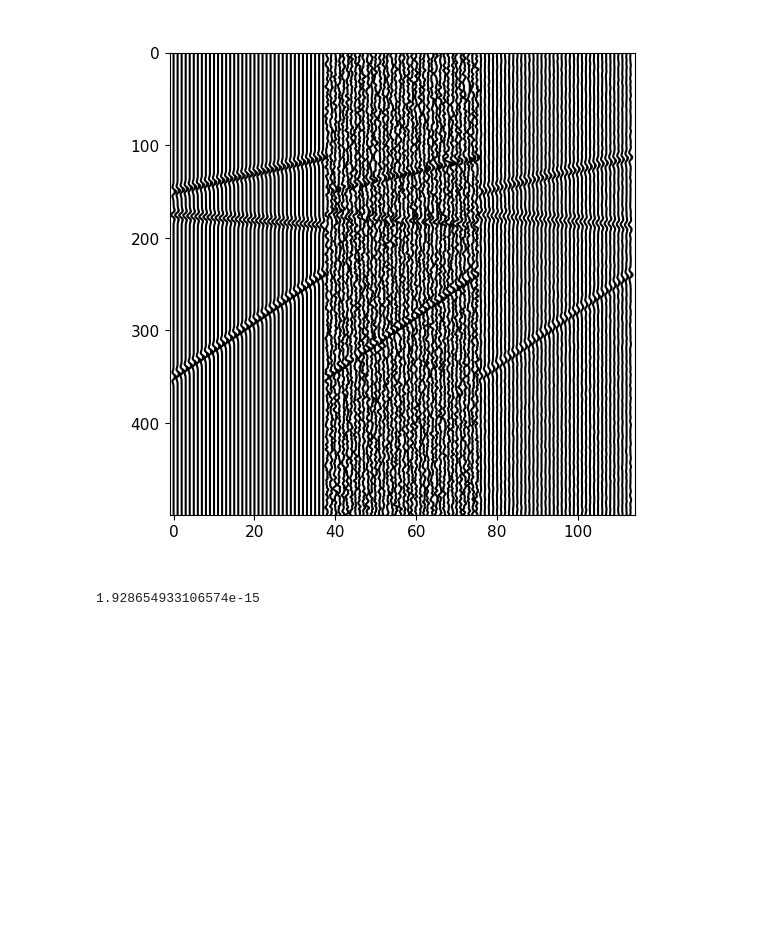
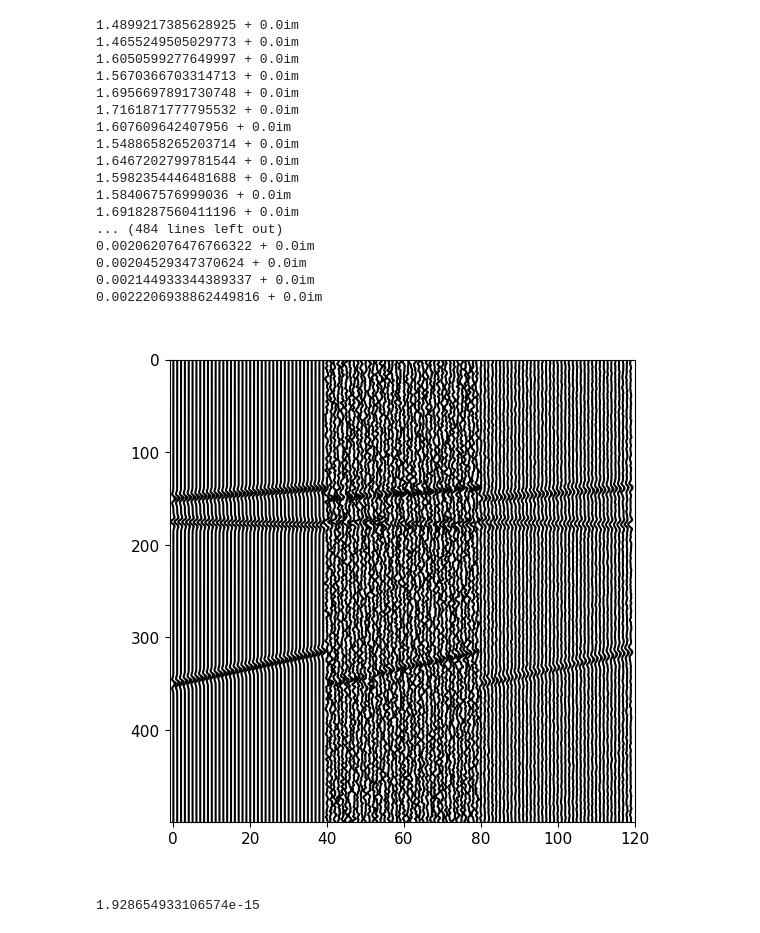
Before and after one commit to SeismicJulia/SeisProcessing.jl, a Jupyter notebook: examples/Demo_FX_decon.ipynb, the cells around one changed output. Cells and saved outputs as stored; diff of their text form; code cells hidden in the pictures; blank space fills up the shorter version.

```diff
--- a/examples/Demo_FX_decon.ipynb
+++ b/examples/Demo_FX_decon.ipynb
@@ -5,23 +5,40 @@ using PyPlot, SeisPlot, SeisMain, SeisProcessing
 # %%
 
 
-d = SeisLinearEvents(dt=0.004,nx1=380,dx1=.4,
+d = SeisLinearEvents(dt=0.004,nx1=120,dx1=.4,
                      p1  = [-0.001,0.0003,-0.003],p2=[0.0,0.0,0.0],p3=[0.0,0.0,0.0],
                      p4=[0.0,0.0,0.0],amp=[1.0,-1.0,1.0],
                      tau = [0.6,0.7,1.4])
 dn = SeisAddNoise(d,.5,L=5)
 
-Param = Dict(:dt=>0.004,:mu=>0.01,:filter_length=>4,:fmax=>100)
+Param = Dict(:dt=>0.004,:mu=>0.00,:filter_length=>4,:fmax=>100)
 
 df = SeisFXDecon(dn,Param);
 
 
 figure(4,figsize=(6,6))
 clf()
-SeisPlotTX(hcat(d[:,1:10:end],dn[:,1:10:end],df[:,1:10:end]),style="wiggles",fignum=4)
+SeisPlotTX(hcat(d[:,1:3:end],dn[:,1:3:end],df[:,1:3:end]),style="wiggles",fignum=4)
 gcf()
 # %% [output]
+1.4899217385628925 + 0.0im
+1.4655249505029773 + 0.0im
+1.6050599277649997 + 0.0im
+1.5670366703314713 + 0.0im
+1.6956697891730748 + 0.0im
+1.7161871777795532 + 0.0im
+1.607609642407956 + 0.0im
+1.5488658265203714 + 0.0im
+1.6467202799781544 + 0.0im
+1.5982354446481688 + 0.0im
+1.584067576999036 + 0.0im
+1.6918287560411196 + 0.0im
+... (484 lines left out)
+0.002062076476766322 + 0.0im
+0.00204529347370624 + 0.0im
+0.002144933344389337 + 0.0im
+0.0022206938862449816 + 0.0im
-[figure, old version]
+[figure, new version]
 # %%
 MeasureSNR(d,dn,db=true)
 # %% [output]
```
